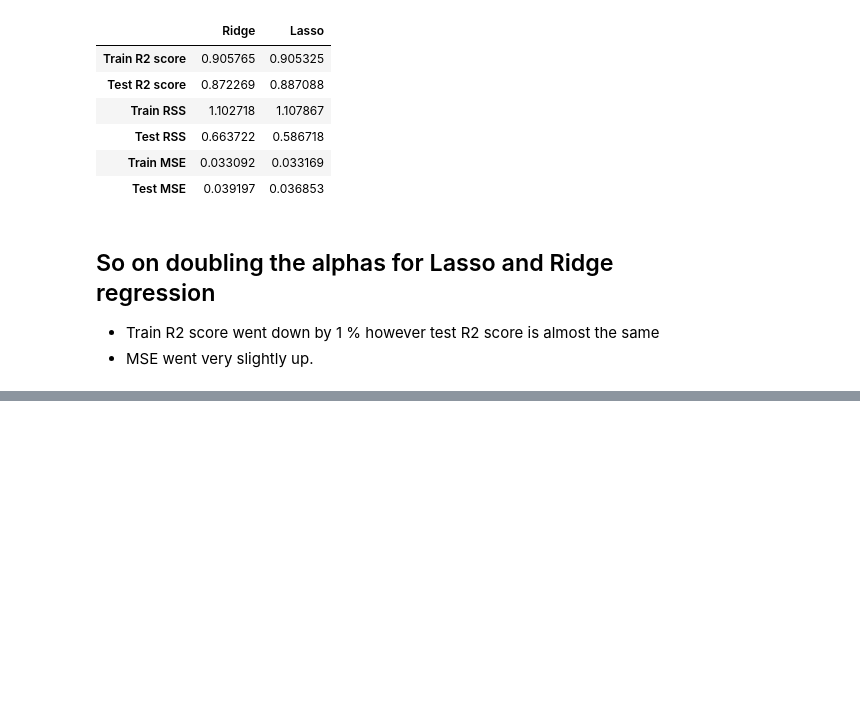
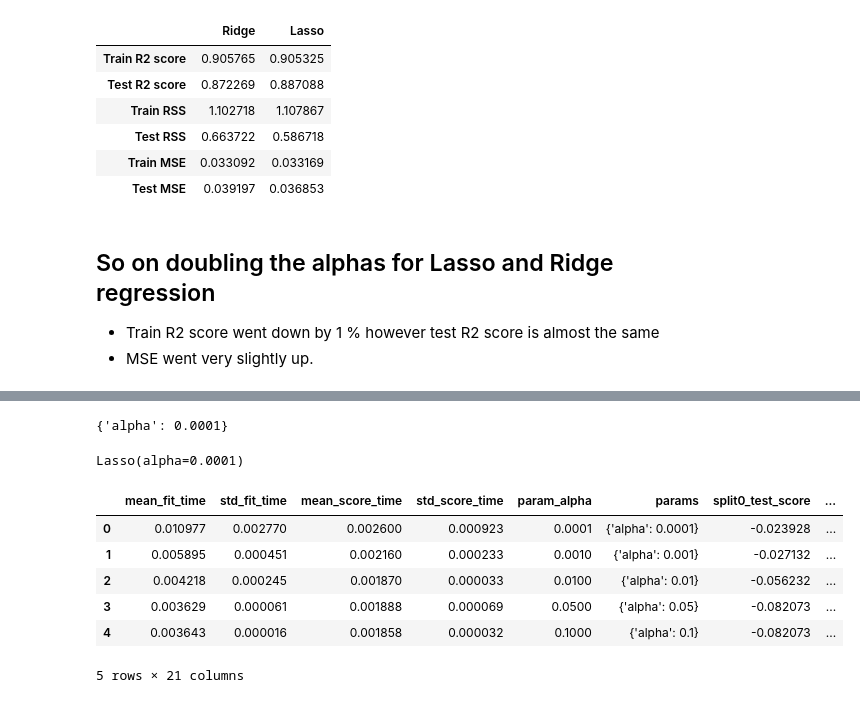
Before and after one commit to kc11381/Housing_Price_Prediction_Case_Study, a Jupyter notebook: house_price_prediction.ipynb, the cells around one changed output, grey strips where cells are left out. Cells and saved outputs as stored; diff of their text form; code cells hidden in the pictures; blank space fills up the shorter version.

```diff
--- a/house_price_prediction.ipynb
+++ b/house_price_prediction.ipynb
@@ -1181,0 +1182,23 @@ data
+# %%
+# For this we will have to drop top 5 features from current Lasso regression model
+lasso_features_to_drop = ['OverallCond', 'BsmtFullBath', '1stFlrSF', 'LowQualFinSF', '2ndFlrSF']
+X_train.drop(lasso_features_to_drop, axis=1, inplace=True)
+X_test.drop(lasso_features_to_drop, axis=1, inplace=True)
+# %%
+# alphas values to tune - high alpha - underfiiting, low - overfitting
+params = {'alpha': [0.0001, 0.001, 0.01, 0.05, 0.1,
+ 0.2, 0.3, 0.4, 0.5, 0.6, 0.7, 0.8, 0.9, 1.0, 2.0, 3.0,
+ 4.0, 5.0, 6.0, 7.0, 8.0, 9.0, 10.0, 20, 50, 100, 500, 1000 ]}
+# %%
+# Lasso object
+lasso = Lasso()
+
+# cross validation with 5 folds
+model_cv = GridSearchCV(estimator = lasso,
+                        param_grid = params,
+                        scoring= 'neg_mean_absolute_error',
+                        cv = 5,
+                        return_train_score=True,
+                        verbose = 1)
+
+model_cv.fit(X_train, y_train)
@@ -1181,0 +1214,22 @@ data
+# %%
+# Checking alpha value
+model_cv.best_params_
+# %% [output]
+{'alpha': 0.0001}
+# %%
+lasso = Lasso(alpha=0.0001)
+lasso.fit(X_train, y_train)
+# %% [output]
+Lasso(alpha=0.0001)
+# %%
+cv_lasso_df = pd.DataFrame(model_cv.cv_results_)
+cv_lasso_df['param_alpha'] = cv_lasso_df['param_alpha'].astype('float32')
+cv_lasso_df.head()
+# %% [output]
+|  | mean_fit_time | std_fit_time | mean_score_time | std_score_time | param_alpha | params | split0_test_score | ... |
+| 0 | 0.010977 | 0.002770 | 0.002600 | 0.000923 | 0.0001 | {'alpha': 0.0001} | -0.023928 | ... |
+| 1 | 0.005895 | 0.000451 | 0.002160 | 0.000233 | 0.0010 | {'alpha': 0.001} | -0.027132 | ... |
+| 2 | 0.004218 | 0.000245 | 0.001870 | 0.000033 | 0.0100 | {'alpha': 0.01} | -0.056232 | ... |
+| 3 | 0.003629 | 0.000061 | 0.001888 | 0.000069 | 0.0500 | {'alpha': 0.05} | -0.082073 | ... |
+| 4 | 0.003643 | 0.000016 | 0.001858 | 0.000032 | 0.1000 | {'alpha': 0.1} | -0.082073 | ... |
+5 rows × 21 columns
```
Also changed, not shown: parts of 10 cells of this notebook.
